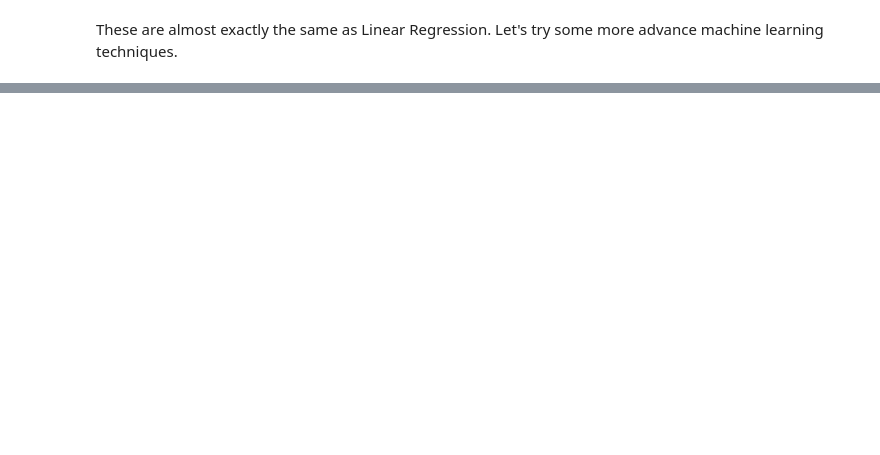
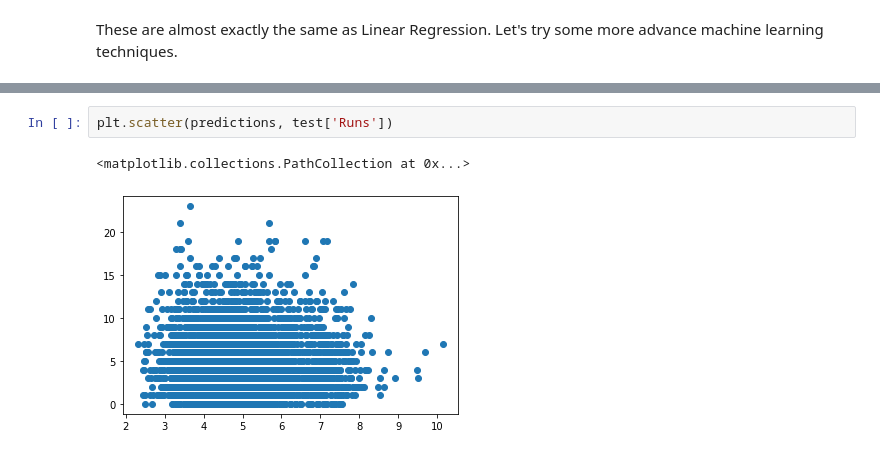
Before and after one commit to EricFriedlander/mlb-predict, a Jupyter notebook: notebooks/model1-singleTeamOffense.ipynb, the cells around one changed output, grey strips where cells are left out. Cells and saved outputs as stored; diff of their text form; blank space fills up the shorter version.

```diff
--- a/notebooks/model1-singleTeam.ipynb
+++ b/notebooks/model1-singleTeamOffense.ipynb
@@ -437,0 +471,5 @@ These are almost exactly the same as Linear Regression. Let's try some more adva
+# %%
+plt.scatter(predictions, test['Runs'])
+# %% [output]
+<matplotlib.collections.PathCollection at 0x...>
+[figure, added]
```
Also changed, not shown: parts of 6 cells of this notebook.
